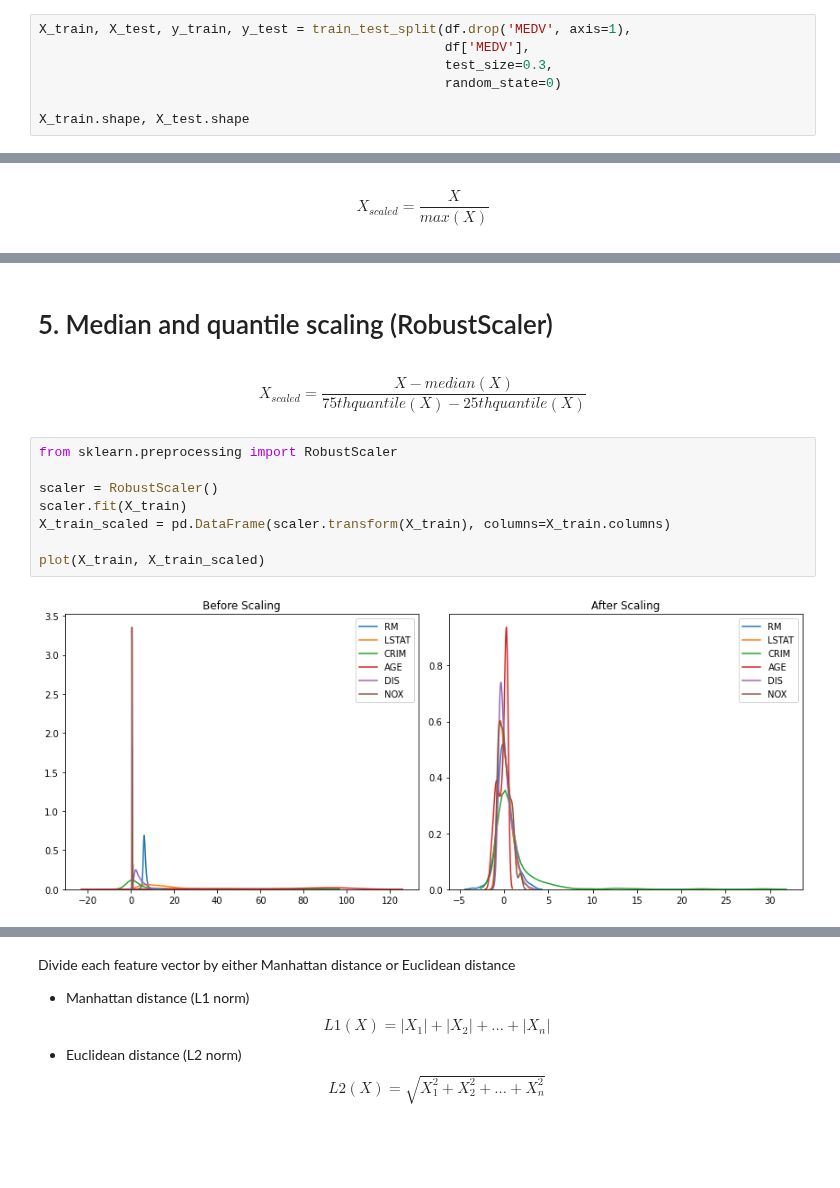
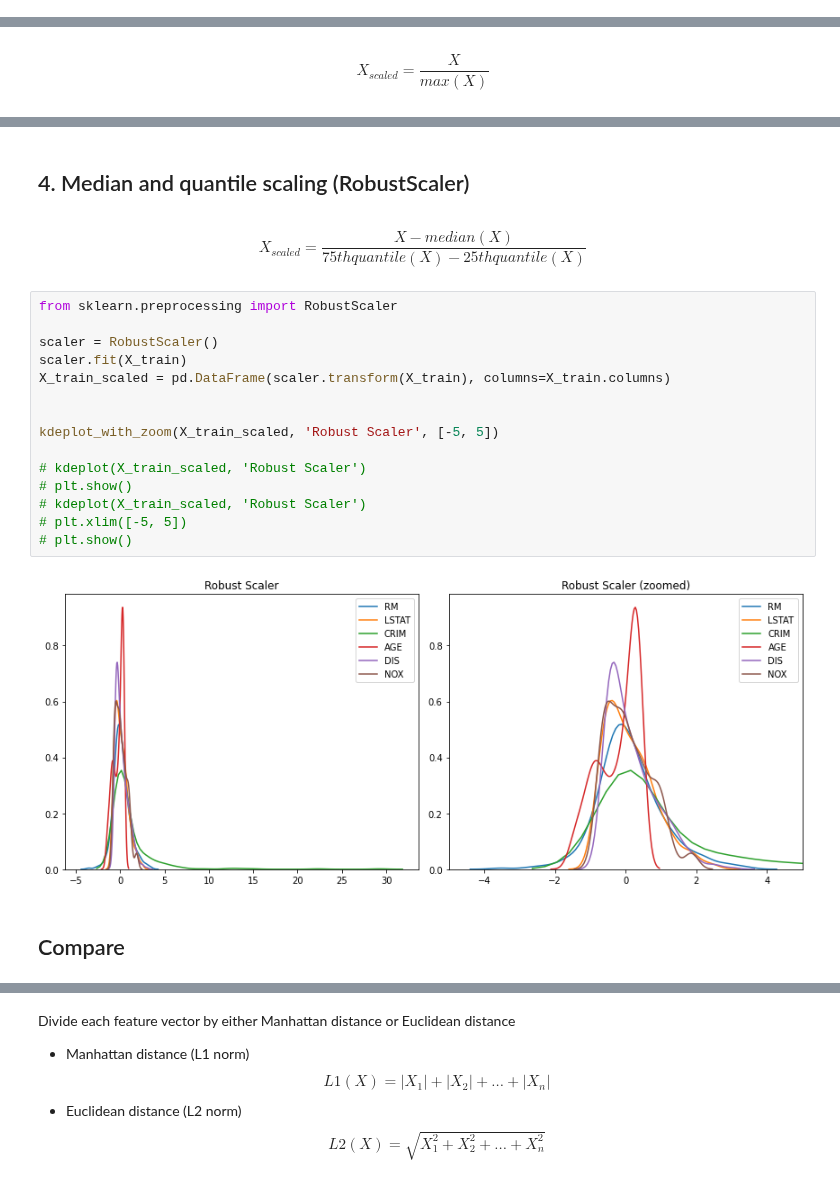
Before and after one commit to mkang32/feature-engineering, a Jupyter notebook: notebooks/6.feature_scaling/feature_scaling.ipynb, the cells around one changed output, grey strips where cells are left out. Saved outputs shown, nothing was run; the diff lists cells and outputs as text; blank space fills up the shorter version.

```diff
--- a/notebooks/6.feature_scaling/feature_scaling.ipynb
+++ b/notebooks/6.feature_scaling/feature_scaling.ipynb
@@ -75,7 +71,0 @@ df.describe()
-# %%
-X_train, X_test, y_train, y_test = train_test_split(df.drop('MEDV', axis=1),
-                                                    df['MEDV'],
-                                                    test_size=0.3,
-                                                    random_state=0)
-
-X_train.shape, X_test.shape
@@ -261,14 +188,23 @@ plot(X_train, X_train_scaled)
 # %% [markdown]
-# 5. Median and quantile scaling (RobustScaler)
+## 4. Median and quantile scaling (RobustScaler)
 # %% [markdown]
 $$ X_{scaled} = \frac{X-median(X)}{75th quantile(X) - 25th quantile(X)}$$
 # %%
 from sklearn.preprocessing import RobustScaler
 
 scaler = RobustScaler()
 scaler.fit(X_train)
 X_train_scaled = pd.DataFrame(scaler.transform(X_train), columns=X_train.columns)
 
-plot(X_train, X_train_scaled)
+
+kdeplot_with_zoom(X_train_scaled, 'Robust Scaler', [-5, 5])
+
+# kdeplot(X_train_scaled, 'Robust Scaler')
+# plt.show()
+# kdeplot(X_train_scaled, 'Robust Scaler')
+# plt.xlim([-5, 5])
+# plt.show()
 # %% [output]
-[figure, old version]
+[figure, new version]
+# %% [markdown]
+## Compare
```
Also changed, not shown: parts of 53 cells of this notebook.
